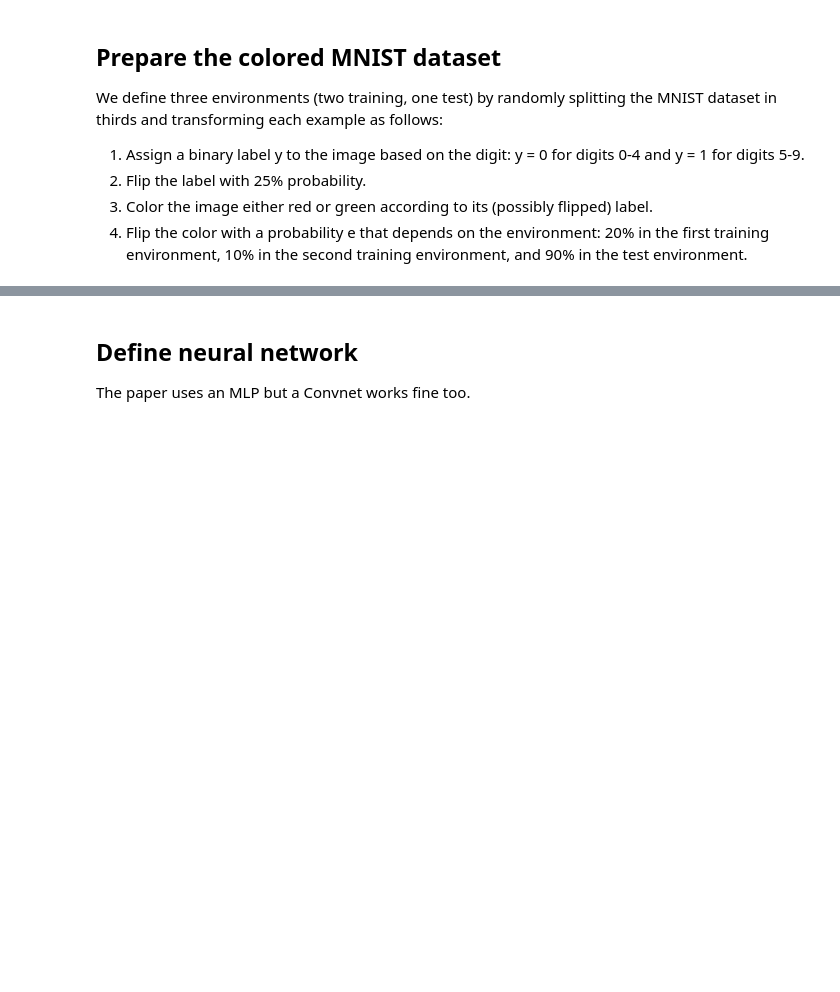
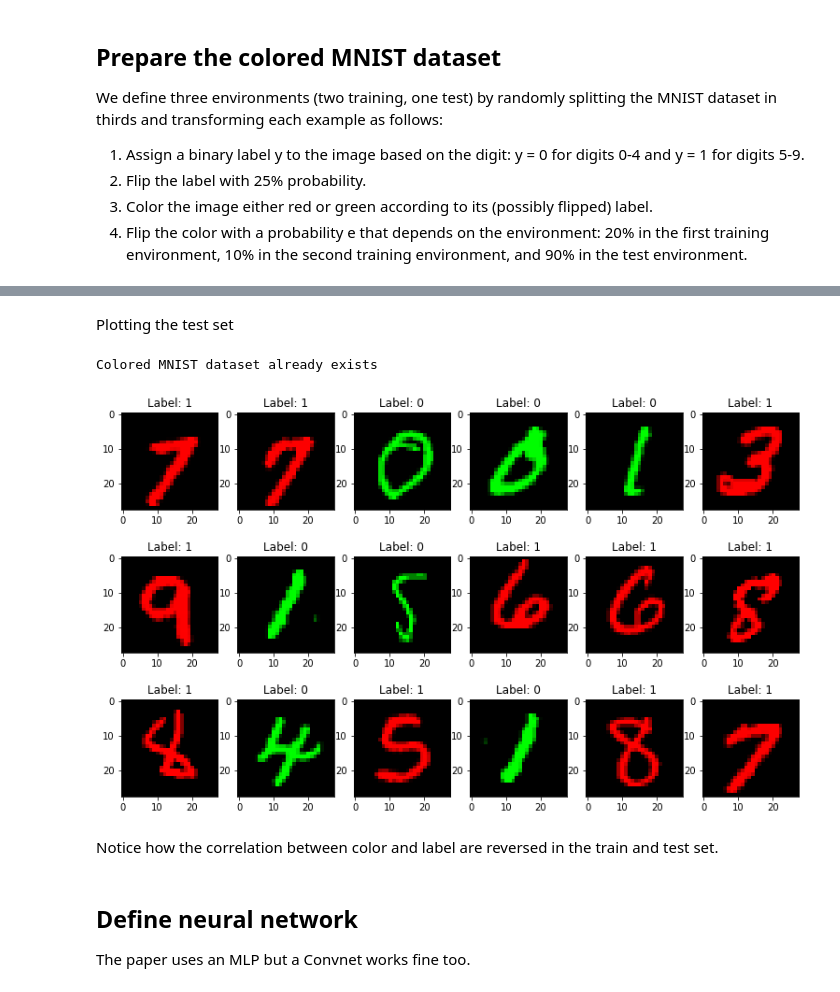
Before and after one commit to reiinakano/invariant-risk-minimization, a Jupyter notebook: invariant_risk_minimization_colored_mnist.ipynb, the cells around one changed output, grey strips where cells are left out. Drawn from its saved outputs; the diff is of its cells as text; code cells hidden in the pictures; blank space fills up the shorter version.

```diff
--- a/invariant_risk_minimization_colored_mnist.ipynb
+++ b/invariant_risk_minimization_colored_mnist.ipynb
@@ -163,3 +189,13 @@ class ColoredMNIST(datasets.VisionDataset):
+# %% [markdown]
+Plotting the test set
+# %%
+test_set = ColoredMNIST(root='./data', env='test')
+plot_dataset_digits(test_set)
+# %% [output]
+Colored MNIST dataset already exists
+[figure, added]
+# %% [markdown]
+Notice how the correlation between color and label are reversed in the train and test set.
 # %% [markdown]
 ## Define neural network
 
```
Also changed, not shown: parts of 8 cells of this notebook.
